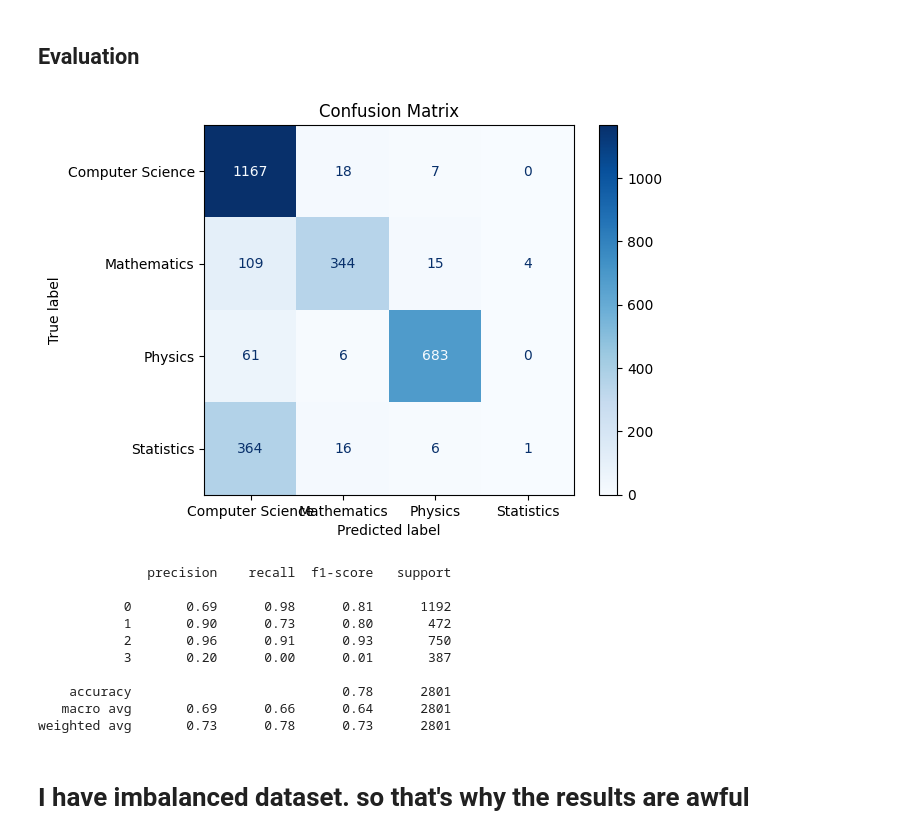
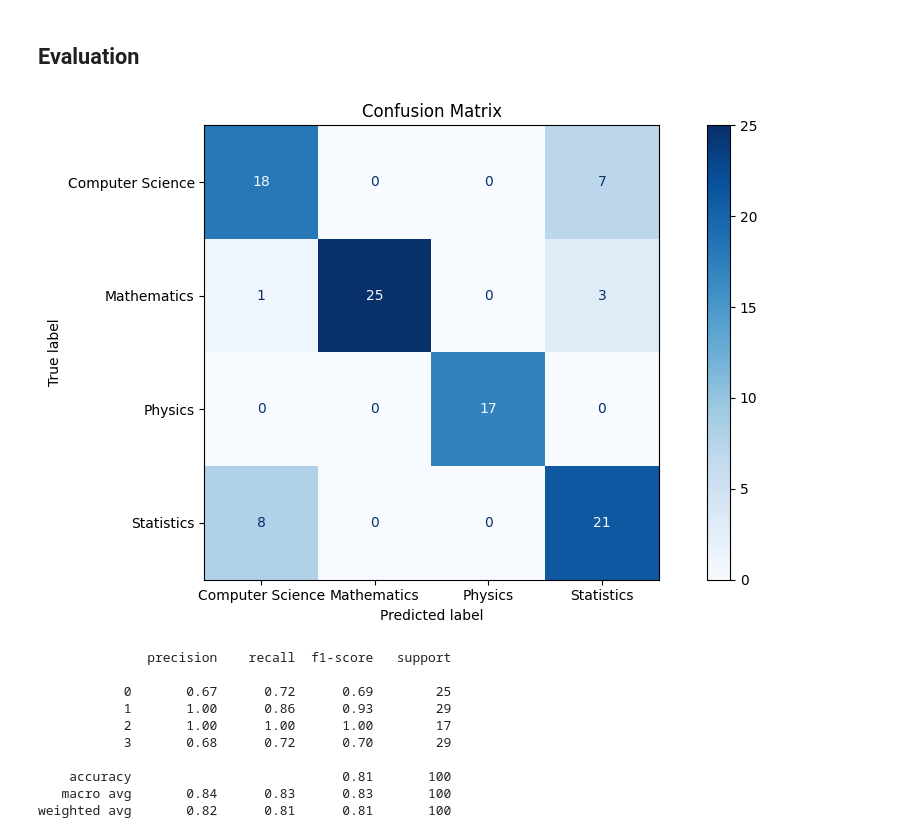
Before and after one commit to gulomovazukhrakhon/IU-Projects, a Jupyter notebook: NLP_Project/text-classification-for-topic-modelling.ipynb, the cells around one changed output. Saved outputs shown, nothing was run; the diff lists cells and outputs as text; code cells hidden in the pictures.

Commit message:
Kaggle Notebook | Text Classification for Topic Modelling | Version 15

```diff
--- a/NLP_Project/text-classification-for-topic-modelling.ipynb
+++ b/NLP_Project/text-classification-for-topic-modelling.ipynb
@@ -277,7 +311,8 @@ class TextDataset(Dataset):
     def __getitem__(self, idx):
         return torch.tensor(self.texts[idx], dtype=torch.long), torch.tensor(self.labels[idx], dtype=torch.long)
 # %%
-target = torch.tensor(train_df['Target_Label'].values)
+text_data = torch.tensor(balanced_df_dl['Preprocessed Text'].values.tolist())
+target = torch.tensor(balanced_df_dl['Target'].values)
 X, y = text_data, target
 # %%
 X_train, X_test, y_train, y_test = train_test_split(X, y, test_size=0.2, random_state=42)
@@ -286,8 +321,8 @@ X_train, X_test, y_train, y_test = X_train.to(device), X_test.to(device), y_trai
 train_dataset = TextDataset(X_train, y_train)
 test_dataset = TextDataset(X_test, y_test)
 # %%
-train_loader = DataLoader(train_dataset, batch_size=64, shuffle=True)
-test_loader = DataLoader(test_dataset, batch_size=64, shuffle=True)
+train_loader = DataLoader(train_dataset, batch_size=256, shuffle=True)
+test_loader = DataLoader(test_dataset, batch_size=256, shuffle=True)
 # %%
 class TextClassifier(nn.Module):
     def __init__(self, vocab_size, embed_dim, hidden_dim, output_dim, input_length):
@@ -295,8 +330,7 @@ class TextClassifier(nn.Module):
 
         self.embedding = nn.Embedding(num_embeddings=vocab_size, embedding_dim=embed_dim, padding_idx=input_length)
         self.lstm = nn.LSTM(input_size=embed_dim, hidden_size=embed_dim, dropout=0.5,
-                            bidirectional=True, batch_first=True, num_layers=4)
-        self.flatten = nn.Flatten()
+                            bidirectional=True, batch_first=True, num_layers=2)
         self.linear = nn.Linear(in_features=embed_dim * 2, out_features=output_dim)
         self.dropout = nn.Dropout(0.5)
 
@@ -304,8 +338,7 @@ class TextClassifier(nn.Module):
         embedded = self.dropout(self.embedding(x))
         lstm_out, (hidden, cell) = self.lstm(embedded)
         hidden = self.dropout(torch.cat((hidden[-2,:,:], hidden[-1,:,:]), dim=1))
-        flatten = self.flatten(hidden)
-        output = self.linear(flatten)
+        output = self.linear(hidden)
         return output
 # %%
 # Hyperparameters
@@ -366,26 +398,25 @@ Epoch [10/10], Loss: 0.1862
 # %%
 model.eval()
 with torch.inference_mode():
-    y_pred_logits = model(X_test)
-    y_preds = torch.softmax(y_pred_logits, dim=1).argmax(dim=1)
+    for texts, labels in test_loader:
+        output_logits = model(texts)
+        output = torch.softmax(output_logits, dim=1).argmax(dim=1)
 # %% [markdown]
 ## Evaluation
 # %%
-plot_confusion_matrix(y_test.to('cpu'), y_preds.to('cpu'), LABELS)
+plot_confusion_matrix(labels.to('cpu'), output.to('cpu'), LABELS)
 # %% [output]
-[figure, old version]
+[figure, new version]
 # %%
-print(classification_report(y_test.to('cpu'), y_preds.to('cpu')))
+print(classification_report(labels.to('cpu'), output.to('cpu')))
 # %% [output]
               precision    recall  f1-score   support
 
-           0       0.69      0.98      0.81      1192
-           1       0.90      0.73      0.80       472
-           2       0.96      0.91      0.93       750
-           3       0.20      0.00      0.01       387
+           0       0.67      0.72      0.69        25
+           1       1.00      0.86      0.93        29
+           2       1.00      1.00      1.00        17
+           3       0.68      0.72      0.70        29
 
-    accuracy                           0.78      2801
-   macro avg       0.69      0.66      0.64      2801
-weighted avg       0.73      0.78      0.73      2801
+    accuracy                           0.81       100
+   macro avg       0.84      0.83      0.83       100
+weighted avg       0.82      0.81      0.81       100
-# %% [markdown]
-# I have imbalanced dataset. so that's why the results are awful
```
Also changed, not shown: parts of 21 cells of this notebook.
